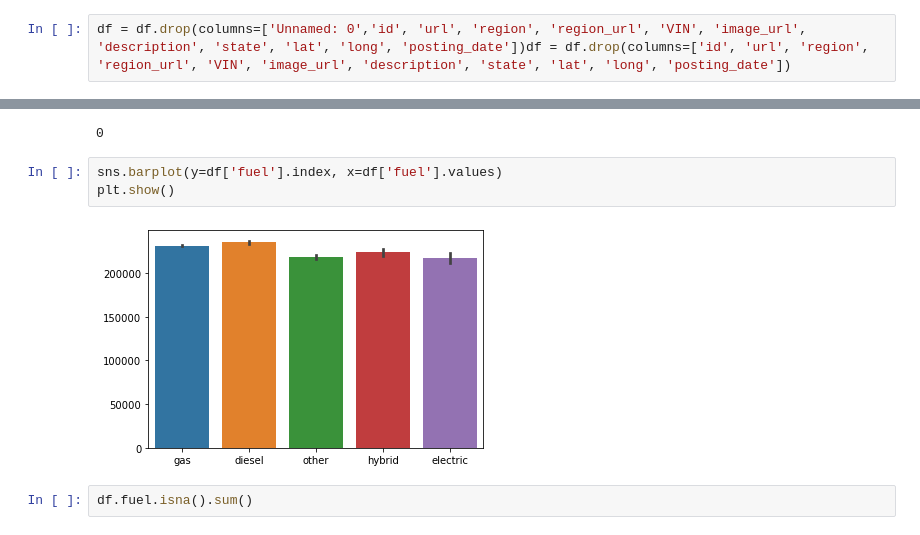
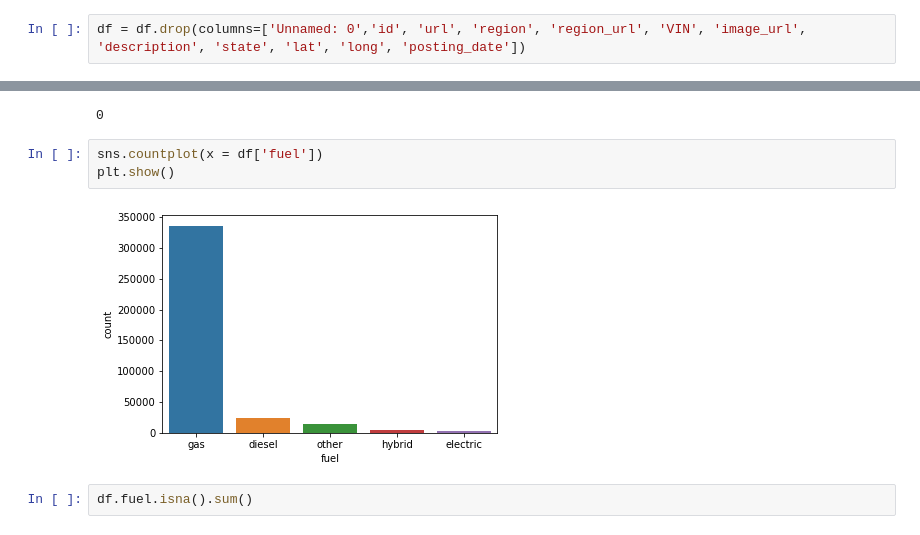
Before and after one commit to vkhanderao/Used-Cars-Price-Prediction, a Jupyter notebook: Code/Code (2).ipynb, the cells around one changed output, grey strips where cells are left out. Saved outputs shown, nothing was run; the diff lists cells and outputs as text.

Commit message:
Jesleen's Plot Updates

```diff
--- a/Code/Code (2).ipynb
+++ b/Code/Code (2).ipynb
@@ -46,7 +46,7 @@ Data columns (total 26 columns):
 dtypes: float64(4), int64(3), object(19)
 memory usage: 90.9+ MB
 # %%
-df = df.drop(columns=['Unnamed: 0','id', 'url', 'region', 'region_url', 'VIN', 'image_url', 'description', 'state', 'lat', 'long', 'posting_date'])df = df.drop(columns=['id', 'url', 'region', 'region_url', 'VIN', 'image_url', 'description', 'state', 'lat', 'long', 'posting_date'])
+df = df.drop(columns=['Unnamed: 0','id', 'url', 'region', 'region_url', 'VIN', 'image_url', 'description', 'state', 'lat', 'long', 'posting_date'])
 # %%
 df.describe()
 # %% [output]
@@ -213,10 +229,10 @@ df['cylinders'].isna().sum()
 # %% [output]
 0
 # %%
-sns.barplot(y=df['fuel'].index, x=df['fuel'].values)
+sns.countplot(x = df['fuel'])
 plt.show()
 # %% [output]
-[figure, old version]
+[figure, new version]
 # %%
 df.fuel.isna().sum()
 # %% [output]
```
Also changed, not shown: parts of 5 cells of this notebook.
